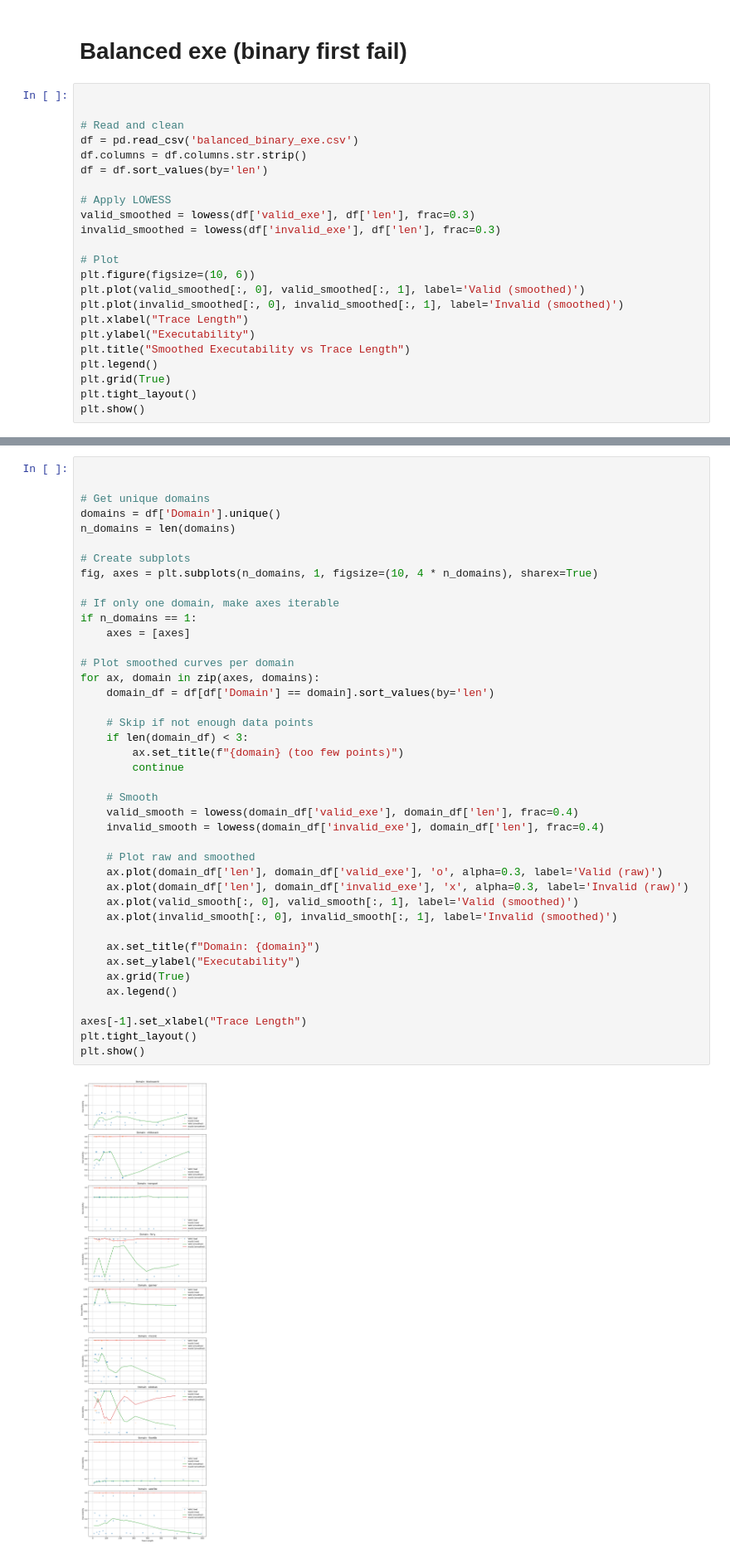
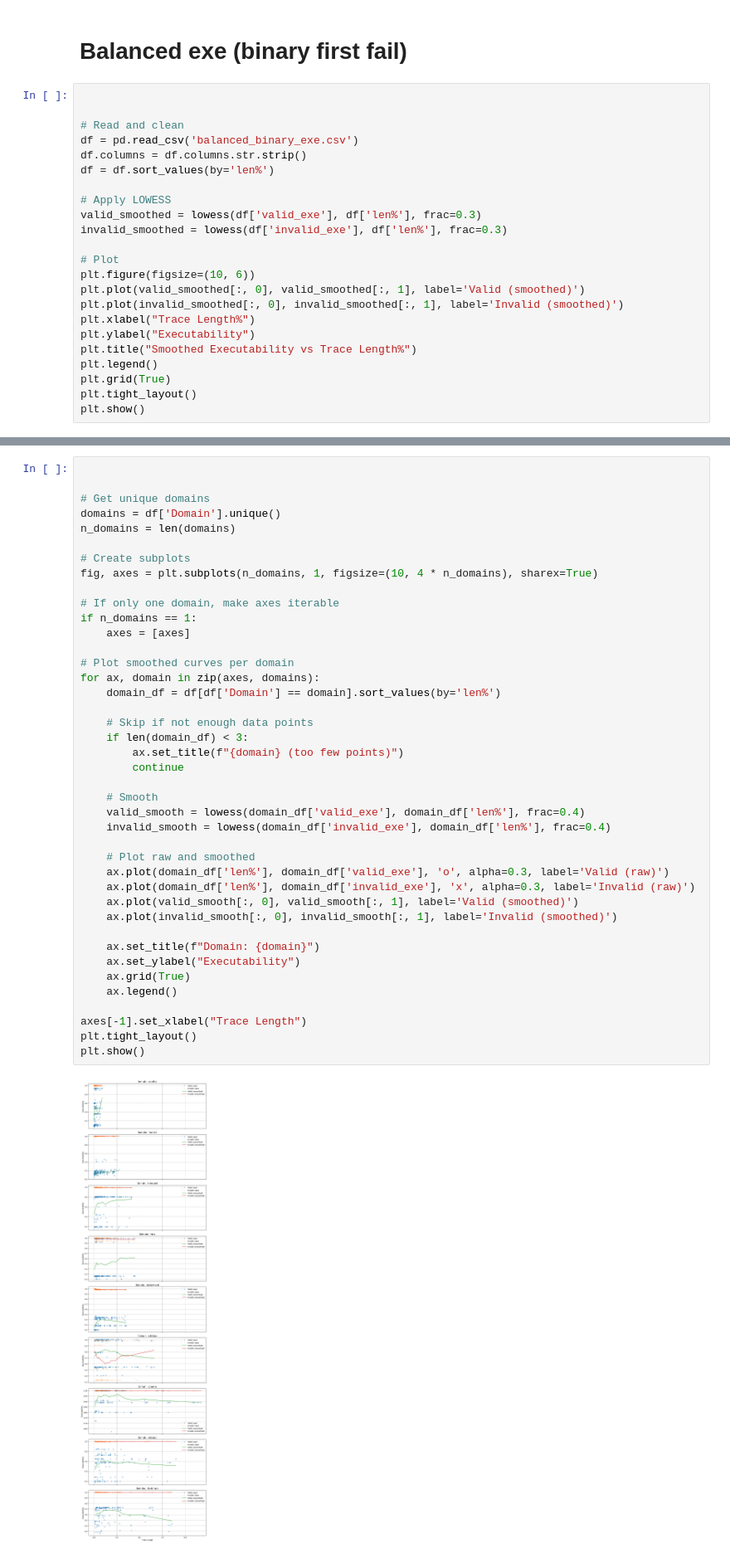
Before and after one commit to utop1an/locm3, a Jupyter notebook: src/examples/plot.ipynb, the cells around one changed output, grey strips where cells are left out. Shown: that part at 83% size. Saved outputs shown, nothing was run; the diff lists cells and outputs as text.

Commit message:
fix: plot

```diff
--- a/src/examples/plot.ipynb
+++ b/src/examples/plot.ipynb
@@ -11,19 +11,19 @@ from statsmodels.nonparametric.smoothers_lowess import lowess
 # Read and clean
 df = pd.read_csv('balanced_binary_exe.csv')
 df.columns = df.columns.str.strip()
-df = df.sort_values(by='len')
+df = df.sort_values(by='len%')
 
 # Apply LOWESS
-valid_smoothed = lowess(df['valid_exe'], df['len'], frac=0.3)
-invalid_smoothed = lowess(df['invalid_exe'], df['len'], frac=0.3)
+valid_smoothed = lowess(df['valid_exe'], df['len%'], frac=0.3)
+invalid_smoothed = lowess(df['invalid_exe'], df['len%'], frac=0.3)
 
 # Plot
 plt.figure(figsize=(10, 6))
 plt.plot(valid_smoothed[:, 0], valid_smoothed[:, 1], label='Valid (smoothed)')
 plt.plot(invalid_smoothed[:, 0], invalid_smoothed[:, 1], label='Invalid (smoothed)')
-plt.xlabel("Trace Length")
+plt.xlabel("Trace Length%")
 plt.ylabel("Executability")
-plt.title("Smoothed Executability vs Trace Length")
+plt.title("Smoothed Executability vs Trace Length%")
 plt.legend()
 plt.grid(True)
 plt.tight_layout()
@@ -40,37 +40,37 @@ n_domains = len(domains)
 # Create subplots
 fig, axes = plt.subplots(n_domains, 1, figsize=(10, 4 * n_domains), sharex=True)
 
 # If only one domain, make axes iterable
 if n_domains == 1:
     axes = [axes]
 
 # Plot smoothed curves per domain
 for ax, domain in zip(axes, domains):
-    domain_df = df[df['Domain'] == domain].sort_values(by='len')
+    domain_df = df[df['Domain'] == domain].sort_values(by='len%')
 
     # Skip if not enough data points
     if len(domain_df) < 3:
         ax.set_title(f"{domain} (too few points)")
         continue
 
     # Smooth
-    valid_smooth = lowess(domain_df['valid_exe'], domain_df['len'], frac=0.4)
-    invalid_smooth = lowess(domain_df['invalid_exe'], domain_df['len'], frac=0.4)
+    valid_smooth = lowess(domain_df['valid_exe'], domain_df['len%'], frac=0.4)
+    invalid_smooth = lowess(domain_df['invalid_exe'], domain_df['len%'], frac=0.4)
 
     # Plot raw and smoothed
-    ax.plot(domain_df['len'], domain_df['valid_exe'], 'o', alpha=0.3, label='Valid (raw)')
-    ax.plot(domain_df['len'], domain_df['invalid_exe'], 'x', alpha=0.3, label='Invalid (raw)')
+    ax.plot(domain_df['len%'], domain_df['valid_exe'], 'o', alpha=0.3, label='Valid (raw)')
+    ax.plot(domain_df['len%'], domain_df['invalid_exe'], 'x', alpha=0.3, label='Invalid (raw)')
     ax.plot(valid_smooth[:, 0], valid_smooth[:, 1], label='Valid (smoothed)')
     ax.plot(invalid_smooth[:, 0], invalid_smooth[:, 1], label='Invalid (smoothed)')
 
     ax.set_title(f"Domain: {domain}")
     ax.set_ylabel("Executability")
     ax.grid(True)
     ax.legend()
 
 axes[-1].set_xlabel("Trace Length")
 plt.tight_layout()
 plt.show()
 # %% [output]
-[figure, old version]
+[figure, new version]
 # %% [markdown]
```
Also changed, not shown: parts of 6 cells of this notebook, 17 other files.
